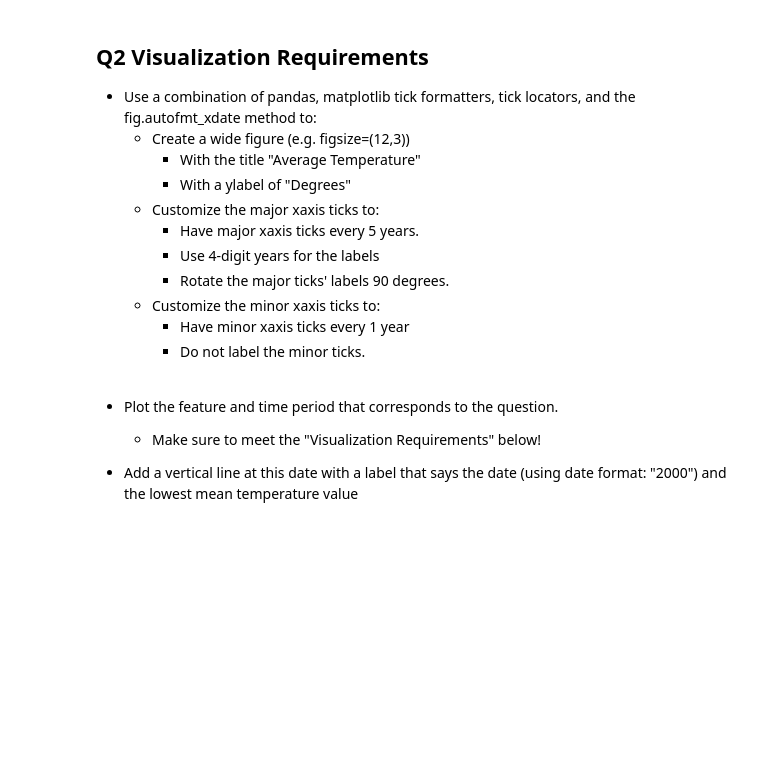
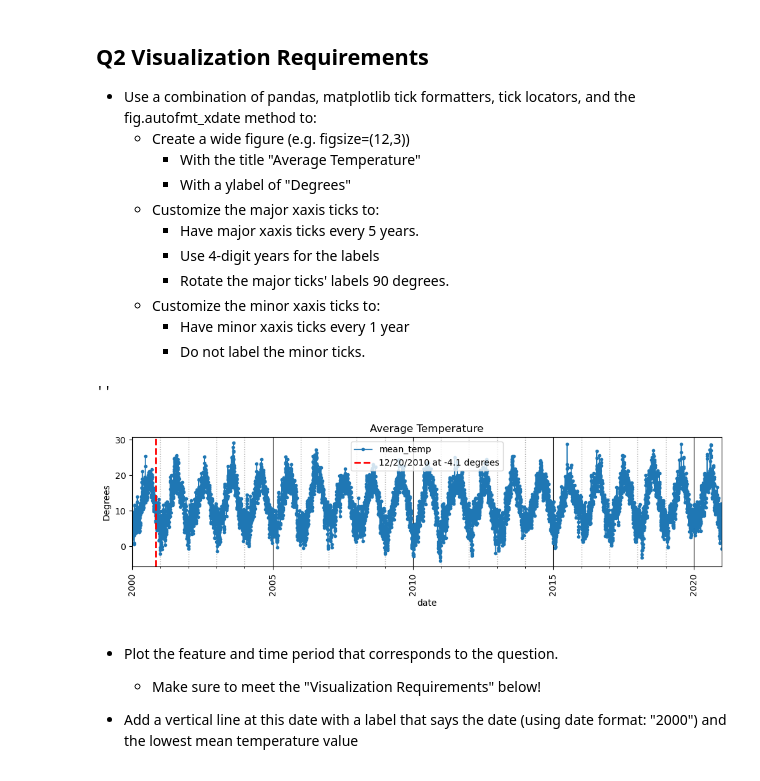
Before and after one commit to KDiBSilva/Resampling_Datetime_Data, a Jupyter notebook: Resampling_Datetime_Data.ipynb, the cells around one changed output. Cells and saved outputs as stored; diff of their text form; code cells hidden in the pictures; blank space fills up the shorter version.

```diff
--- a/Resampling_Datetime_Data.ipynb
+++ b/Resampling_Datetime_Data.ipynb
@@ -293,31 +322,49 @@ The date with the lowest average temp was 12/20/2010, where it was -4.1.
     - Customize the minor xaxis ticks to:
         - Have minor xaxis ticks every 1 year
         - Do not label the minor ticks.
+# %%
+# Plot formats
+label = f'12/20/2010 at {low_temp} degrees'
+# minor
+loc_1year = mdates.YearLocator()
+# major
+loc_5year = mdates.YearLocator(5)
+fmt_year = mdates.DateFormatter("%Y")
 # %%
 #Create a wide figure (e.g. figsize=(12,3))
 fig, ax = plt.subplots(figsize=(12,3))
-#With the title "Precipitation for 2000-2010"
-prec_df.plot(ax=ax,title='Precipitation for 2000-2010',marker='.',lw=1)
-#With a ylabel of "Inches"
+
+#With the title "Average Temperature"
+temp_df.plot(ax=ax,title='Average Temperature',marker='.',lw=1)
+#ylabel of "Inches"
+plt.ylabel('Degrees')
 
 ##Customize the major xaxis ticks to:
-#Have major xaxis ticks every 1 year.
-ax.xaxis.set_major_locator(loc_year)
+#Have major xaxis ticks every 5 years.
+ax.xaxis.set_major_locator(loc_5year)
+
 #Use 4-digit years for the labels
 ax.xaxis.set_major_formatter(fmt_year)
 
 #Rotate the major ticks' labels 90 degrees.
 fig.autofmt_xdate(rotation=90,ha='center')
 
-##Customize the minor xaxis ticks to:
-#Have minor xaxis ticks every 3 months
-ax.xaxis.set_minor_locator(loc_3months)
+## Customize the minor xaxis ticks to:
+#Have minor xaxis ticks every 1 year
+ax.xaxis.set_minor_locator(loc_1year)
 
 #Do not label the minor ticks.
+ax.grid(which='minor',axis='x',ls=":",lw=1)
+ax.grid(which='major',axis='x',color='k')
 
 # Add a vertical line at this date with a label that says the date
-    #(using date format: "April 2000") and the max precipitation value.
-ax.axvline("10/29/2000",color='k',lw=1, ls='-')
+    ##(using date format: "2000") and the lowest mean temperature value
+ax.axvline(max_date, color='red',lw=2, ls='--', label= label)
+ax.legend(loc='upper center');
+;
+# %% [output]
+''
+[figure, added]
 # %% [markdown]
 - Plot the feature and time period that corresponds to the question.
     - Make sure to meet the "Visualization Requirements" below!
```
Also changed, not shown: parts of 20 cells of this notebook.
